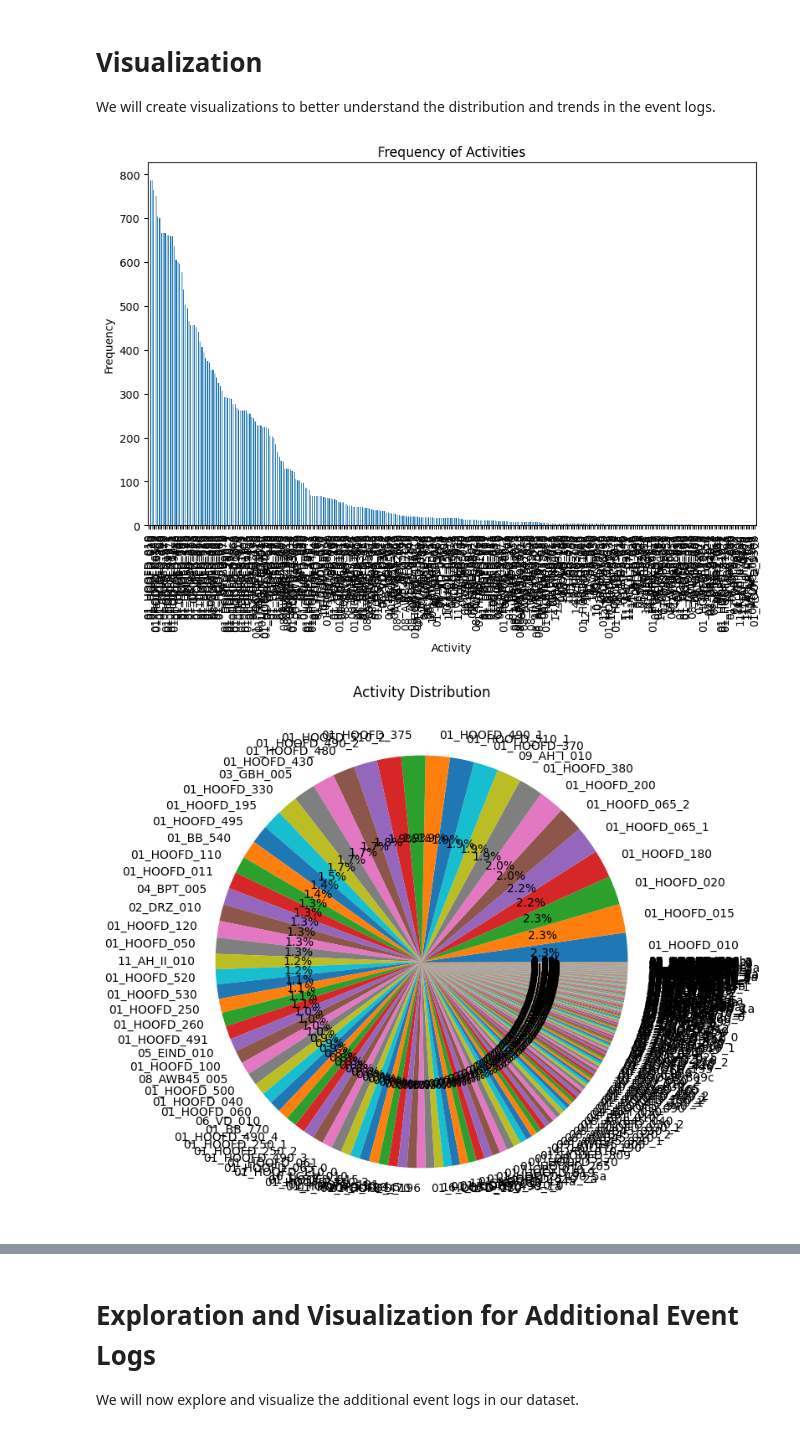
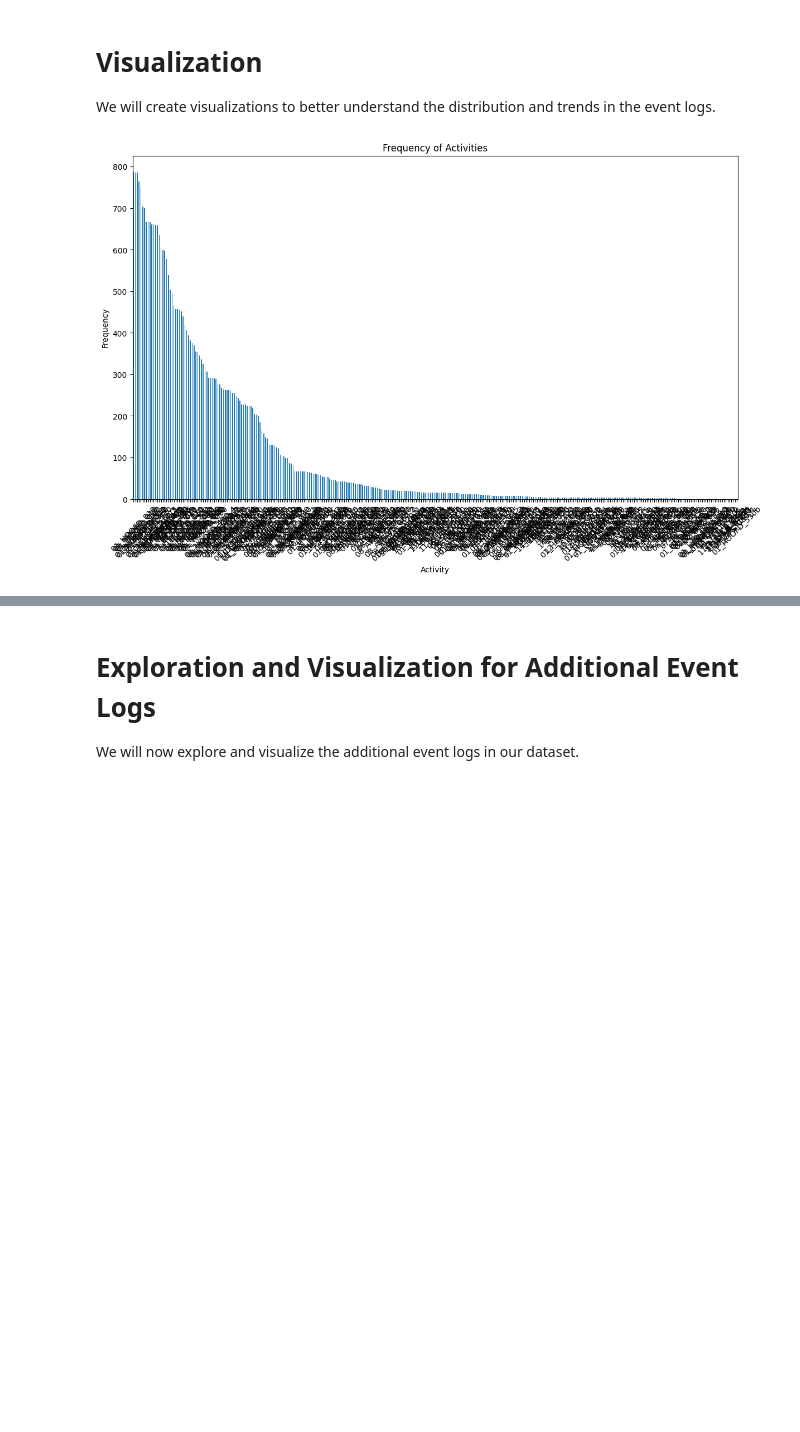
Before and after one commit to collinleiber/LMU_Master_Practical_SoSe24, a Jupyter notebook: practical/ProcessMining/group1/task5/0_data-exploration.ipynb, the cells around one changed output, grey strips where cells are left out. Drawn from its saved outputs; the diff is of its cells as text; code cells hidden in the pictures; blank space fills up the shorter version.

```diff
--- a/practical/ProcessMining/group1/task5/0_data-exploration.ipynb
+++ b/practical/ProcessMining/group1/task5/0_data-exploration.ipynb
@@ -61,30 +61,14 @@ We will create visualizations to better understand the distribution and trends i
 # %%
 import matplotlib.pyplot as plt
 
 # Bar Chart for Activity Frequency
 activity_counts = df['concept:name'].value_counts()
-plt.figure(figsize=(10, 6))
+plt.figure(figsize=(14, 8))
 activity_counts.plot(kind='bar')
 plt.title('Frequency of Activities')
 plt.xlabel('Activity')
 plt.ylabel('Frequency')
+plt.xticks(rotation=45)
 plt.show()
-
-# Pie Chart for Activity Distribution
-plt.figure(figsize=(8, 8))
-activity_counts.plot(kind='pie', autopct='%1.1f%%')
-plt.title('Activity Distribution')
-plt.ylabel('')
-plt.show()
-
-# Line Chart for Events Over Time
-events_over_time = df.resample('ME', on='time:timestamp').size()  # Updated 'M' to 'ME'
-plt.figure(figsize=(12, 6))
-events_over_time.plot(kind='line')
-plt.title('Events Over Time')
-plt.xlabel('Time')
-plt.ylabel('Number of Events')
-plt.show()
 # %% [output]
-[figure, old version]
+[figure, new version]
-[figure, removed]
```
Also changed, not shown: parts of 7 cells of this notebook, 1 other file.
